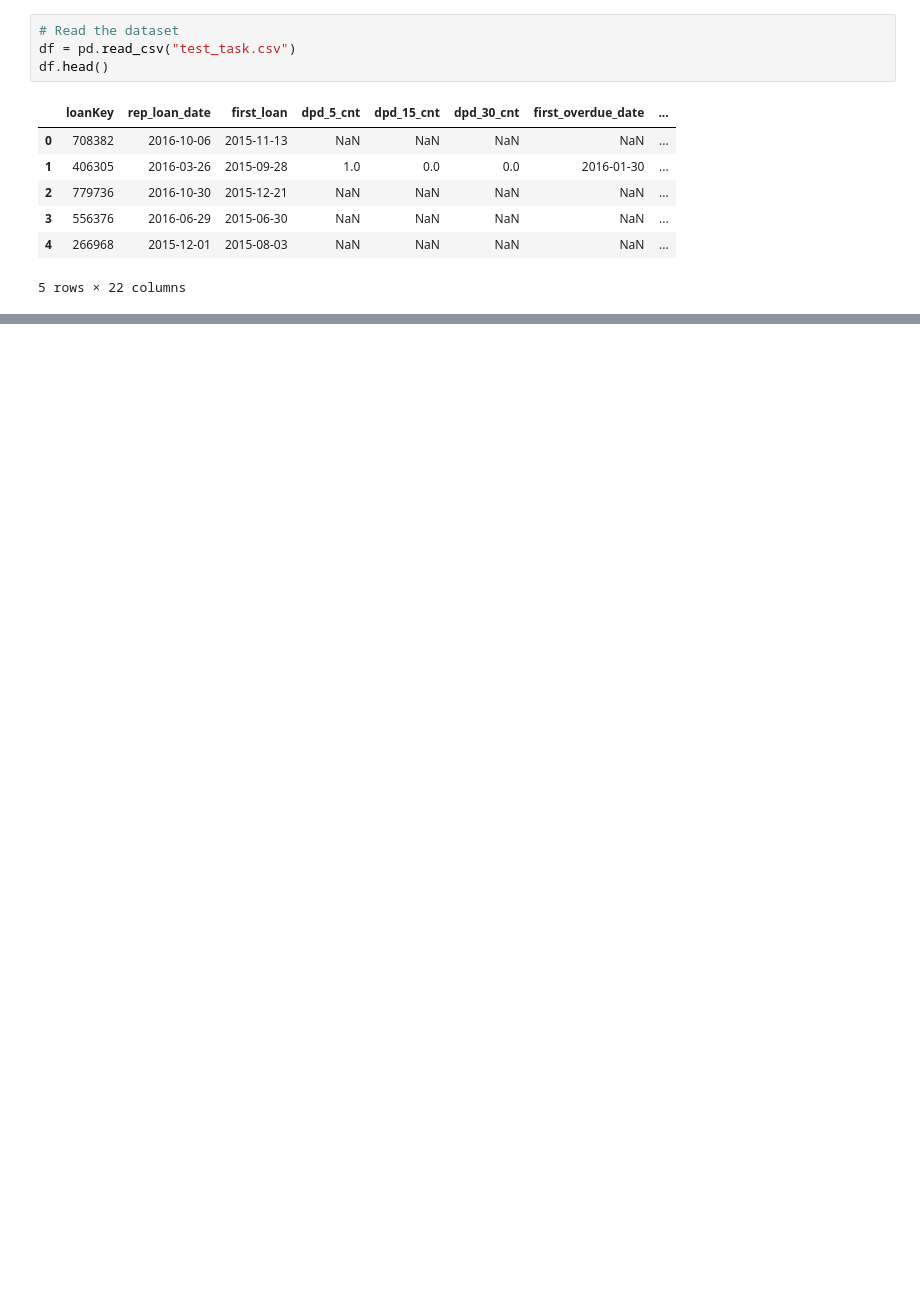
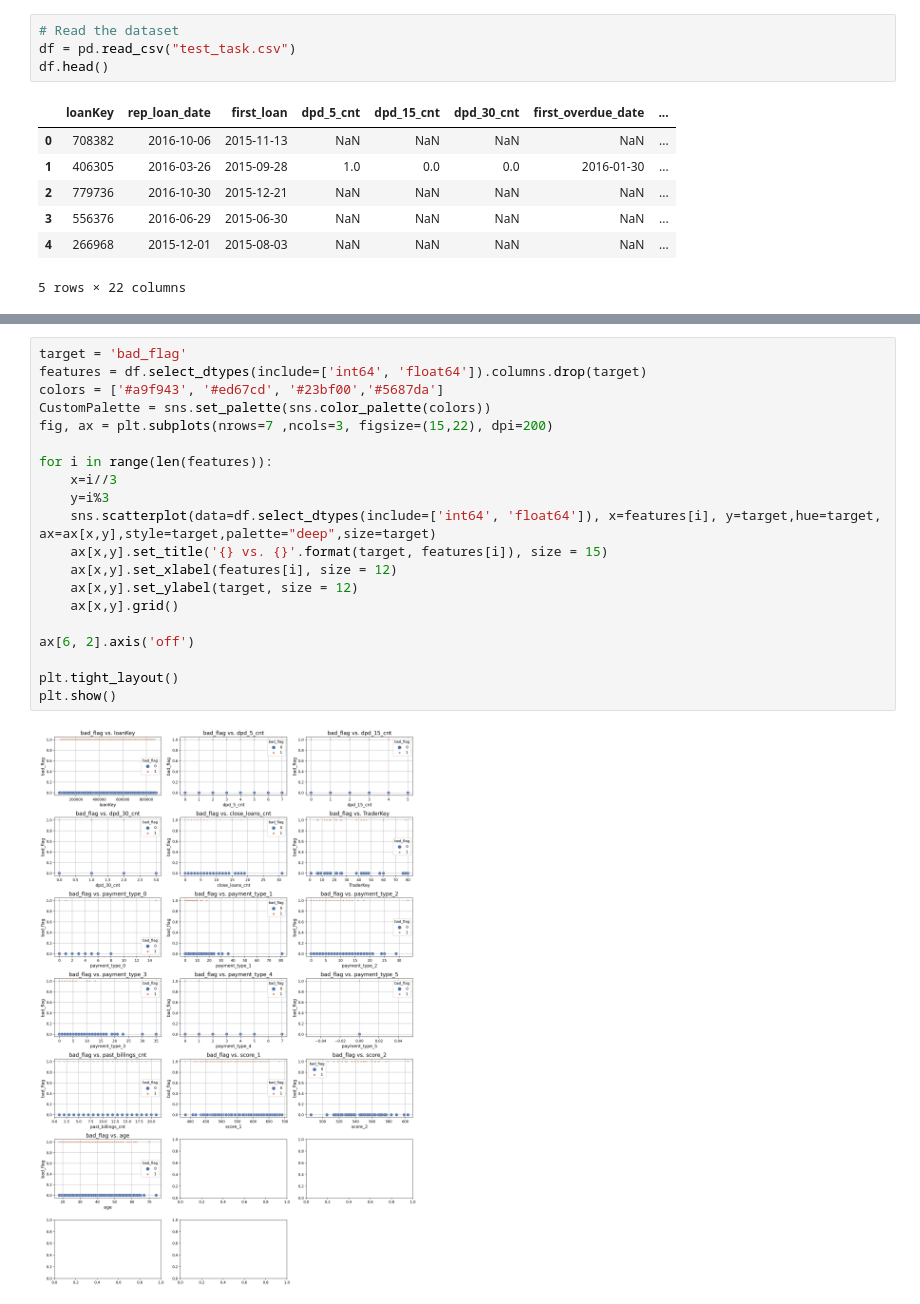
Before and after one commit to alyab16/Flagging-Loans, a Jupyter notebook: Flagging Loans.ipynb, the cells around one changed output, grey strips where cells are left out. Cells and saved outputs as stored; diff of their text form; blank space fills up the shorter version.

Commit message:
Added some exploratory data analysis

```diff
--- a/Flagging Loans.ipynb
+++ b/Flagging Loans.ipynb
@@ -51,0 +82,22 @@ memory usage: 686.2+ KB
+# %%
+target = 'bad_flag'
+features = df.select_dtypes(include=['int64', 'float64']).columns.drop(target)
+colors = ['#a9f943', '#ed67cd', '#23bf00','#5687da']
+CustomPalette = sns.set_palette(sns.color_palette(colors))
+fig, ax = plt.subplots(nrows=7 ,ncols=3, figsize=(15,22), dpi=200)
+
+for i in range(len(features)):
+    x=i//3
+    y=i%3
+    sns.scatterplot(data=df.select_dtypes(include=['int64', 'float64']), x=features[i], y=target,hue=target, ax=ax[x,y],style=target,palette="deep",size=target)
+    ax[x,y].set_title('{} vs. {}'.format(target, features[i]), size = 15)
+    ax[x,y].set_xlabel(features[i], size = 12)
+    ax[x,y].set_ylabel(target, size = 12)
+    ax[x,y].grid()
+
+ax[6, 2].axis('off')
+
+plt.tight_layout()
+plt.show()
+# %% [output]
+[figure, added]
```
Also changed, not shown: parts of 14 cells of this notebook, 1 other file.
